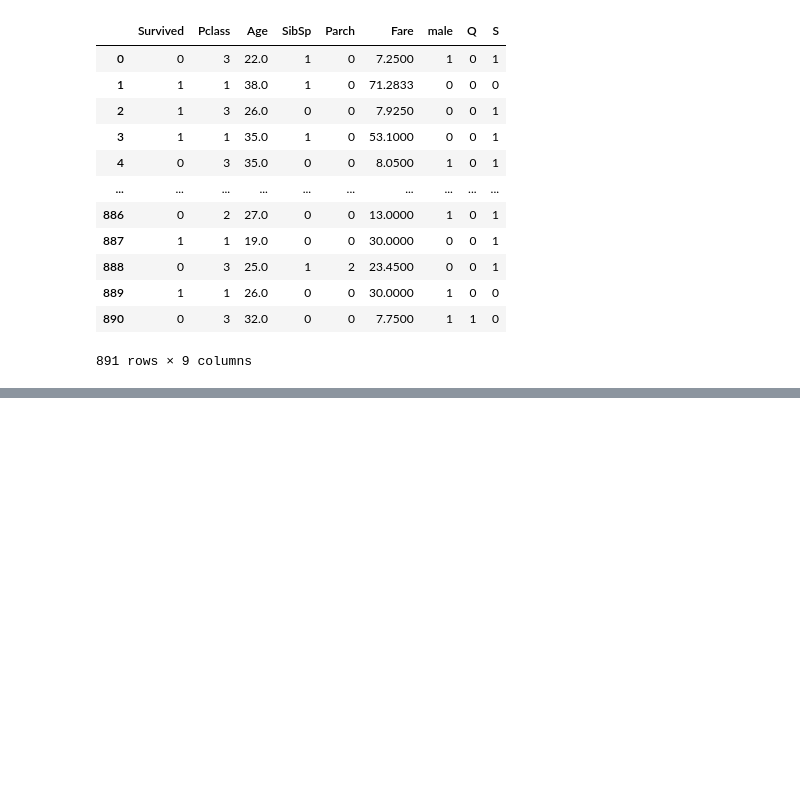
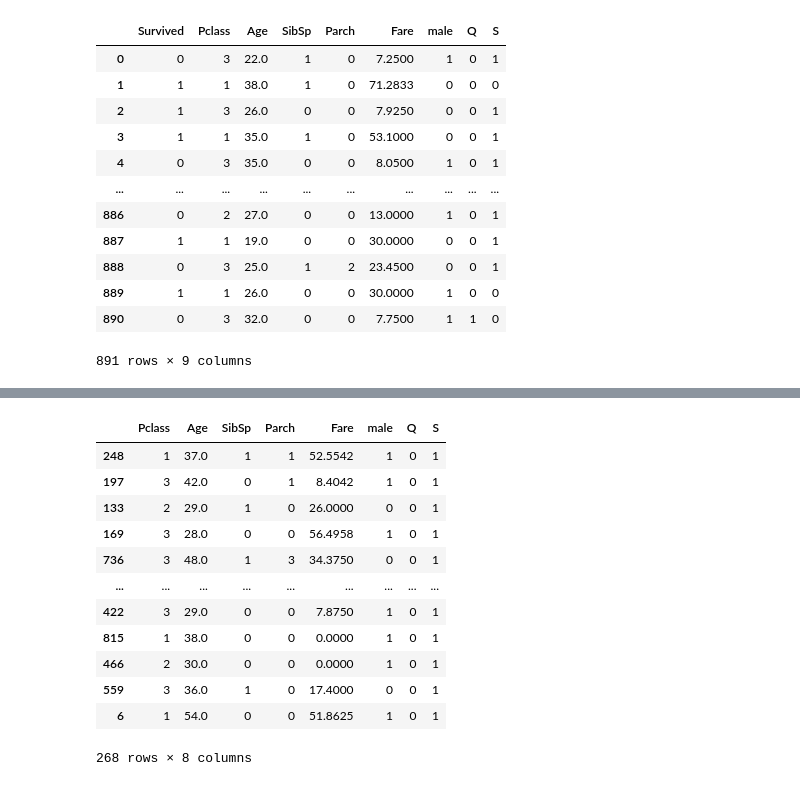
Before and after one commit to clog10/Machine-Learning, a Jupyter notebook: LogisticRegression/logistic_regression.ipynb, the cells around one changed output, grey strips where cells are left out. Drawn from its saved outputs; the diff is of its cells as text; code cells hidden in the pictures; blank space fills up the shorter version.

```diff
--- a/LogisticRegression/logistic_regression.ipynb
+++ b/LogisticRegression/logistic_regression.ipynb
@@ -283,0 +339,16 @@ train
+# %%
+X_test
+# %% [output]
+|  | Pclass | Age | SibSp | Parch | Fare | male | Q | S |
+| 248 | 1 | 37.0 | 1 | 1 | 52.5542 | 1 | 0 | 1 |
+| 197 | 3 | 42.0 | 0 | 1 | 8.4042 | 1 | 0 | 1 |
+| 133 | 2 | 29.0 | 1 | 0 | 26.0000 | 0 | 0 | 1 |
+| 169 | 3 | 28.0 | 0 | 0 | 56.4958 | 1 | 0 | 1 |
+| 736 | 3 | 48.0 | 1 | 3 | 34.3750 | 0 | 0 | 1 |
+| ... | ... | ... | ... | ... | ... | ... | ... | ... |
+| 422 | 3 | 29.0 | 0 | 0 | 7.8750 | 1 | 0 | 1 |
+| 815 | 1 | 38.0 | 0 | 0 | 0.0000 | 1 | 0 | 1 |
+| 466 | 2 | 30.0 | 0 | 0 | 0.0000 | 1 | 0 | 1 |
+| 559 | 3 | 36.0 | 1 | 0 | 17.4000 | 0 | 0 | 1 |
+| 6 | 1 | 54.0 | 0 | 0 | 51.8625 | 1 | 0 | 1 |
+268 rows × 8 columns
```
Also changed, not shown: parts of 15 cells of this notebook.
